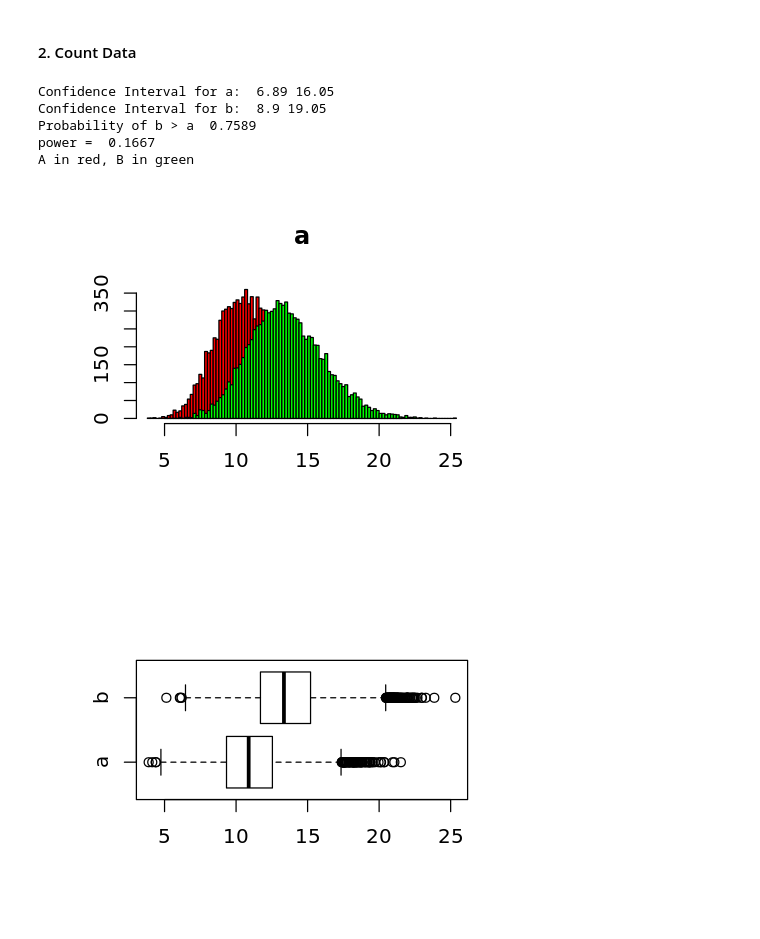
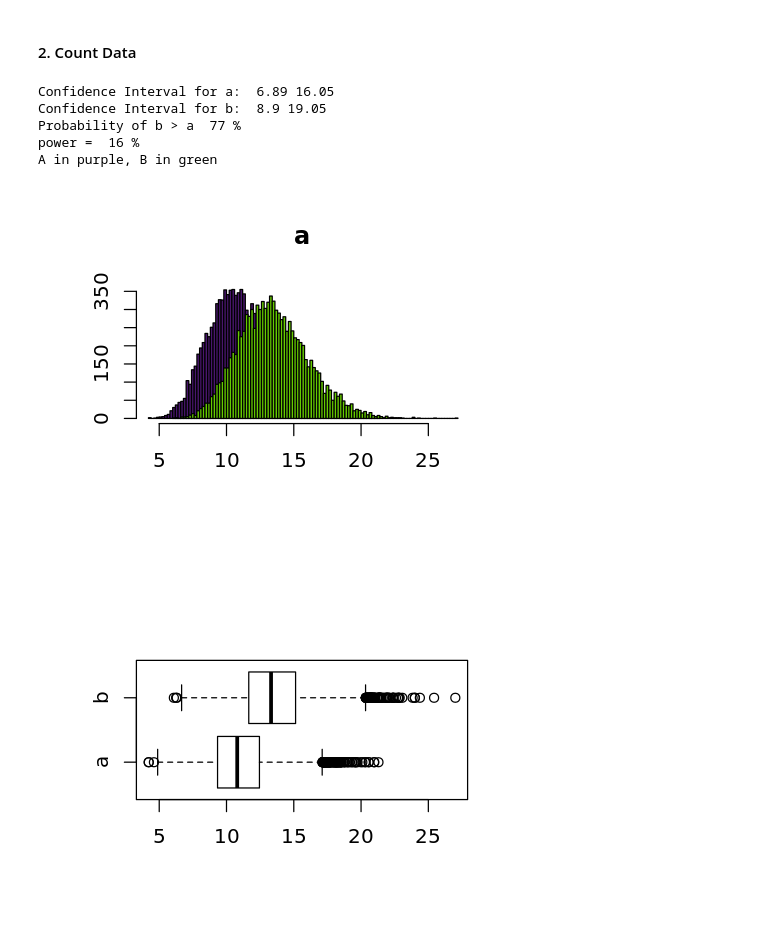
Before and after one commit to mikexl/DataScienceWonderLand, a Jupyter notebook: R/ab-testing.ipynb, the cells around one changed output. Saved outputs shown, nothing was run; the diff lists cells and outputs as text; code cells hidden in the pictures.

```diff
--- a/R/ab-testing.ipynb
+++ b/R/ab-testing.ipynb
@@ -54,6 +57,7 @@ P-value trend ?
 #### 1. Proportion Data
 # %%
 N = 10000
+max.dec = as.integer(log10(sqrt(N)))
 trial1 = 1000
 success1 = 500
 trial2 = 1000
@@ -71,23 +75,23 @@ xy <- cbind(x, y)
 # quantile(x, c(.025, .975))
 # quantile(y, c(.025, .975))
 
-clm.x <- round(qbeta(c(.025, .975), success1 + prior.success, trial1 - success1 + prior.trial), as.integer(log10(sqrt(N))))
-clm.y <- round(qbeta(c(.025, .975), success2 + prior.success, trial2 - success2 + prior.trial), as.integer(log10(sqrt(N))))
+clm.x <- round(qbeta(c(.025, .975), success1 + prior.success, trial1 - success1 + prior.trial), max.dec)
+clm.y <- round(qbeta(c(.025, .975), success2 + prior.success, trial2 - success2 + prior.trial), max.dec)
 
 cat("Confidence Interval for x: ", clm.x, "\n")
 cat("Confidence Interval for y: ", clm.y, "\n")
 
-cat("Probability of y > x ", sum(y > x) /N, "\n")
-cat("power = ", sum(y > quantile(x, .975)) / N, "\n")   # rough power
+cat("Probability of y > x ", round(sum(y > x) /N, max.dec) * 100, "%\n")
+cat("power = ", round(sum(y > quantile(x, .975)) / N, max.dec) * 100, "%\n")   # rough power
 # sum(y > qbeta(.975, success1+1, trial1-success1+1)) /N
 
 options(repr.plot.width=4, repr.plot.height=3)
 
 
-hist(x, xlim=c(min(xy), max(xy)), freq=T, breaks=100, col="red", main="a", xlab=NULL, ylab=NULL)  # A in red
-hist(y, add=T, freq=T, breaks=100, col="green", main="     b", xlab=NULL, ylab=NULL) # B in green
+hist(x, xlim=c(min(xy), max(xy)), freq=T, breaks=100, col="#49166D", main="a", xlab=NULL, ylab=NULL)  # A in red
+hist(y, add=T, freq=T, breaks=100, col="#66CC00", main="     b", xlab=NULL, ylab=NULL) # B in green
 
 
 boxplot(cbind(x, y), horizontal=T)
-cat("X in red, Y in green \n")
+cat("X in purple, Y in green \n")
 # %% [output]
@@ -108,42 +112,42 @@ c1 = 20
 n1 = 1
 c2 = 25
 n2 = 1
 
 
 a <- rgamma(N, c1 + prior.c, n1 + prior.n)
 b <- rgamma(N, c2 + prior.c, n2 + prior.n)
 
 ab <- cbind(a, b)
 
-clm.a <- round(qgamma(c(.025, .975), c1 + prior.c, n1 + prior.n), as.integer(log10(sqrt(N))))
-clm.b <- round(qgamma(c(.025, .975), c2 + prior.c, n2 + prior.n), as.integer(log10(sqrt(N))))
+clm.a <- round(qgamma(c(.025, .975), c1 + prior.c, n1 + prior.n), max.dec)
+clm.b <- round(qgamma(c(.025, .975), c2 + prior.c, n2 + prior.n), max.dec)
 
 cat("Confidence Interval for a: ", clm.a, "\n")
 cat("Confidence Interval for b: ", clm.b, "\n")
 
-cat("Probability of b > a ", sum(b > a) /N, "\n")
-cat("power = ", sum(b > quantile(a, .975)) / N, "\n")   # rough power
+cat("Probability of b > a ", round(sum(b > a) / N, max.dec) * 100, "%\n")
+cat("power = ", round(sum(b > quantile(a, .975)) / N, max.dec) * 100, "%\n")   # rough power
 
 # sum(b > qgamma(.975, c1 + prior.c, n1 + prior.n)) /N
 
 
-hist(a, xlim=c(min(ab), max(ab)), freq=T, breaks=100, col="red", main="a", xlab=NULL, ylab=NULL)   # A in red
+hist(a, xlim=c(min(ab), max(ab)), freq=T, breaks=100, col="#49166D", main="a", xlab=NULL, ylab=NULL)   # A in red
 par(new=T)
-hist(b, add = T, freq=T, breaks=100, col="green", main="     b", xlab=NULL, ylab=NULL) # B in green
+hist(b, add = T, freq=T, breaks=100, col="#66CC00", main="     b", xlab=NULL, ylab=NULL) # B in green
 
-cat("A in red, B in green")
+cat("A in purple, B in green")
 
 #quantile(a, c(.025, .975))
 #quantile(b, c(.025, .975))
 
 
 
 boxplot(cbind(a, b), horizontal=T)
 # %% [output]
 Confidence Interval for a:  6.89 16.05
 Confidence Interval for b:  8.9 19.05
-Probability of b > a  0.7589
-power =  0.1667
-A in red, B in green
+Probability of b > a  77 %
+power =  16 %
+A in purple, B in green
-[figure, old version]
+[figure, new version]
-[figure, old version]
+[figure, new version]
```
Also changed, not shown: parts of 2 cells of this notebook.
